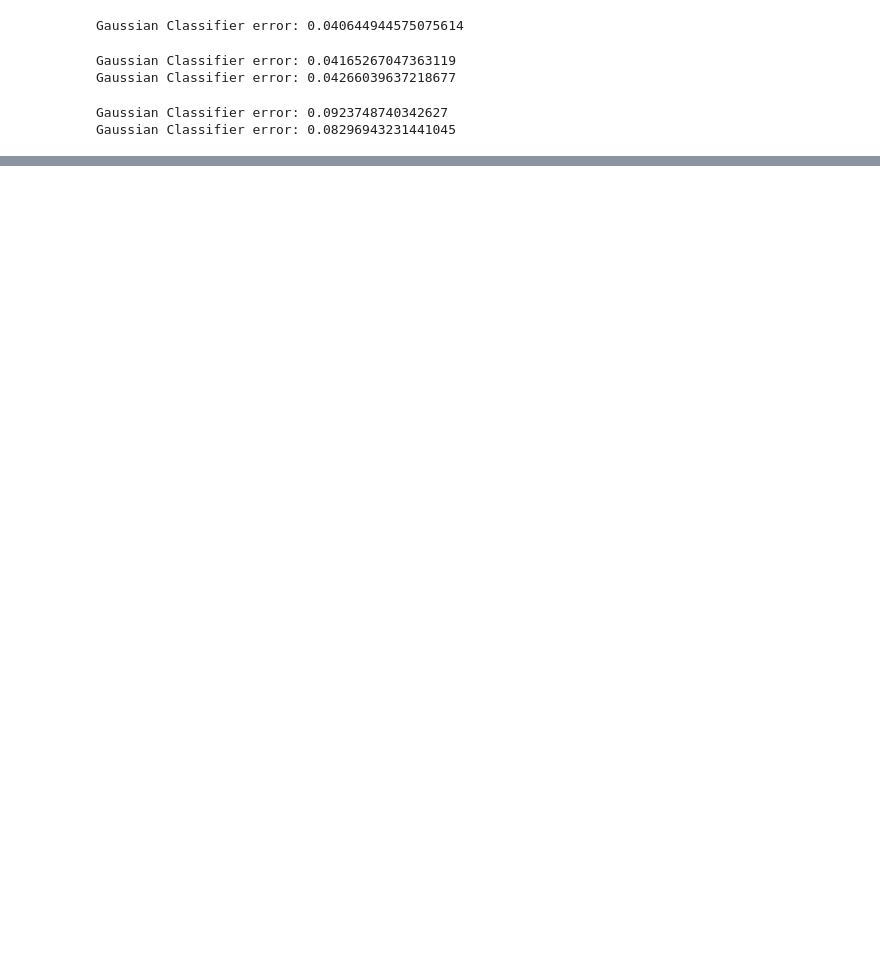
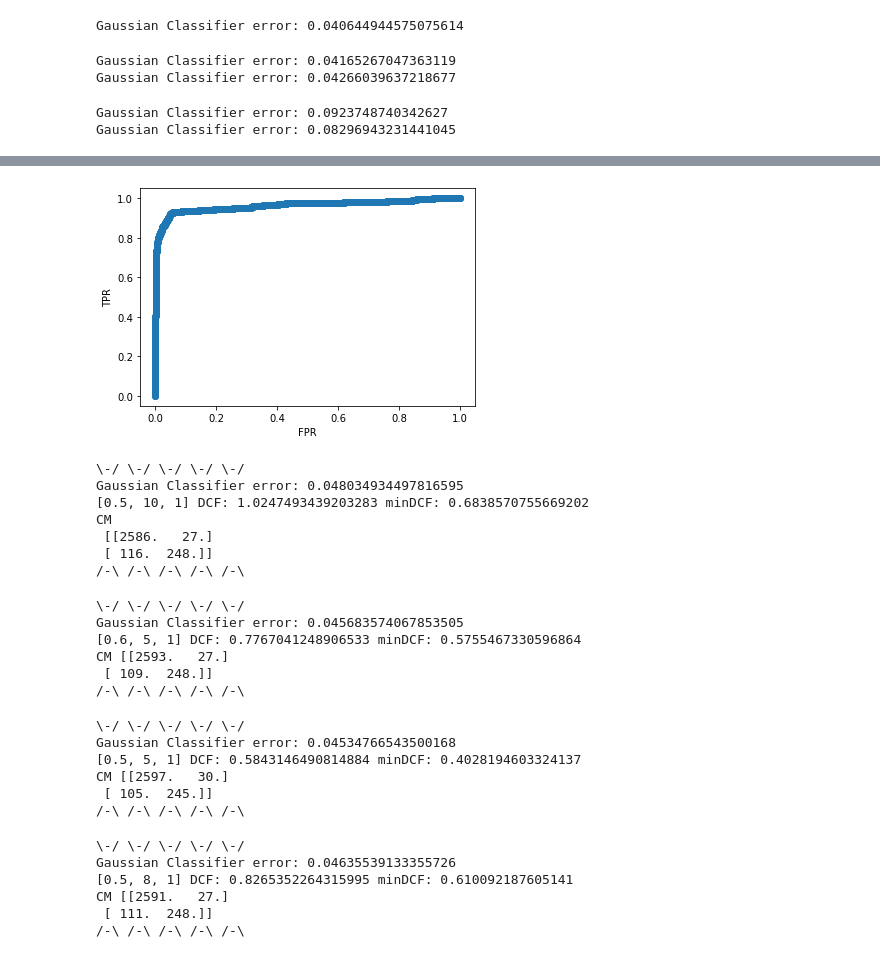
Before and after one commit to franzhd/Pulsar_project, a Jupyter notebook: Jupyter_notebook/GaussianClassifier.ipynb, the cells around one changed output, grey strips where cells are left out. Saved outputs shown, nothing was run; the diff lists cells and outputs as text; code cells hidden in the pictures; blank space fills up the shorter version.

```diff
--- a/Jupyter_notebook/GaussianClassifier.ipynb
+++ b/Jupyter_notebook/GaussianClassifier.ipynb
@@ -128,0 +138,38 @@ G.test(DTE,LTE, [0.1,1,1])
+# %%
+G.test(DTE,LTE, [1/2,10,1], True)
+# %% [output]
+[figure, added]
+\-/ \-/ \-/ \-/ \-/
+Gaussian Classifier error: 0.048034934497816595
+[0.5, 10, 1] DCF: 1.0247493439203283 minDCF: 0.6838570755669202
+CM
+ [[2586.   27.]
+ [ 116.  248.]]
+/-\ /-\ /-\ /-\ /-\
+# %%
+G.test(DTE,LTE, [0.6, 5, 1])
+# %% [output]
+\-/ \-/ \-/ \-/ \-/
+Gaussian Classifier error: 0.045683574067853505
+[0.6, 5, 1] DCF: 0.7767041248906533 minDCF: 0.5755467330596864
+CM [[2593.   27.]
+ [ 109.  248.]]
+/-\ /-\ /-\ /-\ /-\
+# %%
+G.test(DTE,LTE, [1/2,5,1])
+# %% [output]
+\-/ \-/ \-/ \-/ \-/
+Gaussian Classifier error: 0.04534766543500168
+[0.5, 5, 1] DCF: 0.5843146490814884 minDCF: 0.4028194603324137
+CM [[2597.   30.]
+ [ 105.  245.]]
+/-\ /-\ /-\ /-\ /-\
+# %%
+G.test(DTE,LTE, [1/2,8,1])
+# %% [output]
+\-/ \-/ \-/ \-/ \-/
+Gaussian Classifier error: 0.04635539133355726
+[0.5, 8, 1] DCF: 0.8265352264315995 minDCF: 0.610092187605141
+CM [[2591.   27.]
+ [ 111.  248.]]
+/-\ /-\ /-\ /-\ /-\
```
Also changed, not shown: parts of 14 cells of this notebook, 4 other files.
